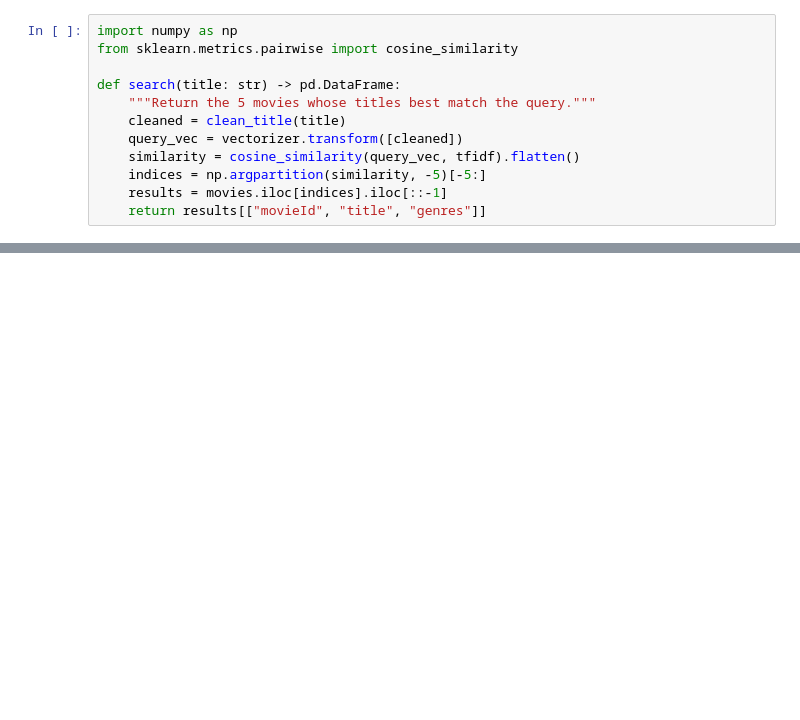
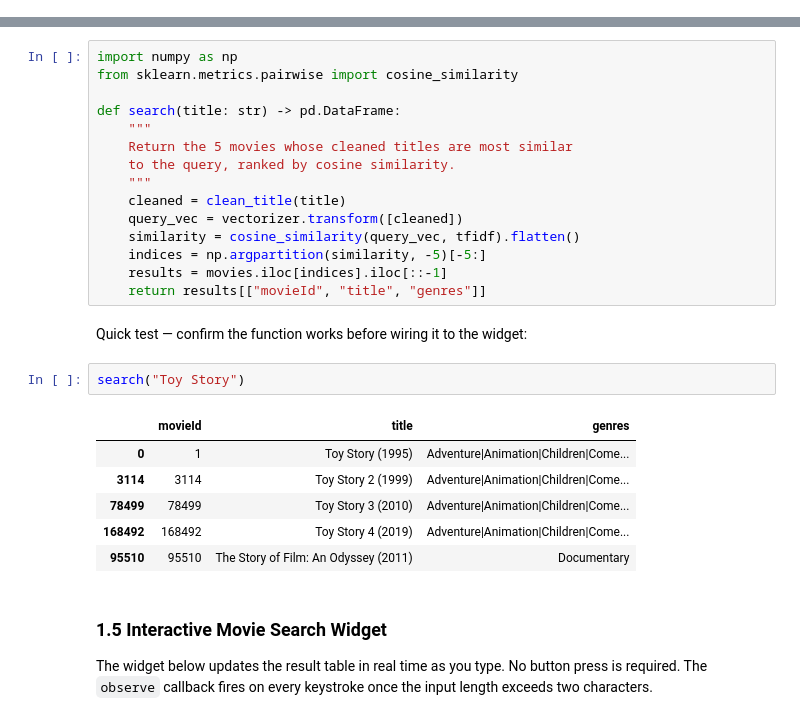
Before and after one commit to vidhyawalke/Movie-Recommendation-System-in-Python, a Jupyter notebook: movie_recommendations.ipynb, the cells around one changed output, grey strips where cells are left out. Drawn from its saved outputs; the diff is of its cells as text; blank space fills up the shorter version.

```diff
--- a/movie_recommendations.ipynb
+++ b/movie_recommendations.ipynb
@@ -50,12 +52,0 @@ We transform the user's query into the same vector space and return the 5 closes
-# %%
-import numpy as np
-from sklearn.metrics.pairwise import cosine_similarity
-
-def search(title: str) -> pd.DataFrame:
-    """Return the 5 movies whose titles best match the query."""
-    cleaned = clean_title(title)
-    query_vec = vectorizer.transform([cleaned])
-    similarity = cosine_similarity(query_vec, tfidf).flatten()
-    indices = np.argpartition(similarity, -5)[-5:]
-    results = movies.iloc[indices].iloc[::-1]
-    return results[["movieId", "title", "genres"]]
@@ -226,0 +79,30 @@ display(movie_name_input, recommendation_list)
+# %%
+import numpy as np
+from sklearn.metrics.pairwise import cosine_similarity
+
+def search(title: str) -> pd.DataFrame:
+    """
+    Return the 5 movies whose cleaned titles are most similar
+    to the query, ranked by cosine similarity.
+    """
+    cleaned = clean_title(title)
+    query_vec = vectorizer.transform([cleaned])
+    similarity = cosine_similarity(query_vec, tfidf).flatten()
+    indices = np.argpartition(similarity, -5)[-5:]
+    results = movies.iloc[indices].iloc[::-1]
+    return results[["movieId", "title", "genres"]]
+# %% [markdown]
+Quick test — confirm the function works before wiring it to the widget:
+# %%
+search("Toy Story")
+# %% [output]
+|  | movieId | title | genres |
+| 0 | 1 | Toy Story (1995) | Adventure|Animation|Children|Come... |
+| 3114 | 3114 | Toy Story 2 (1999) | Adventure|Animation|Children|Come... |
+| 78499 | 78499 | Toy Story 3 (2010) | Adventure|Animation|Children|Come... |
+| 168492 | 168492 | Toy Story 4 (2019) | Adventure|Animation|Children|Come... |
+| 95510 | 95510 | The Story of Film: An Odyssey (2011) | Documentary |
+# %% [markdown]
+### 1.5 Interactive Movie Search Widget
+
+The widget below updates the result table in real time as you type. No button press is required. The `observe` callback fires on every keystroke once the input length exceeds two characters.
```
Also changed, not shown: parts of 44 cells of this notebook, 2 other files.
